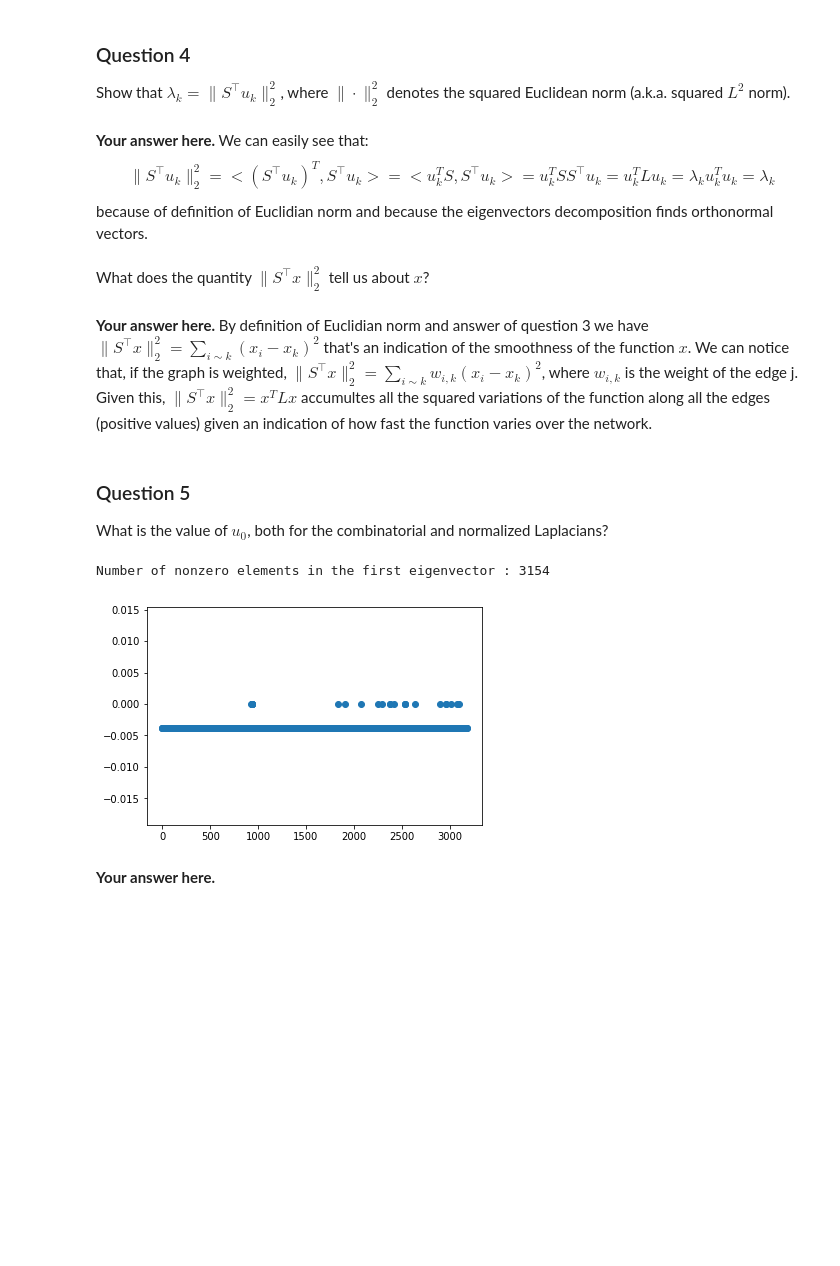
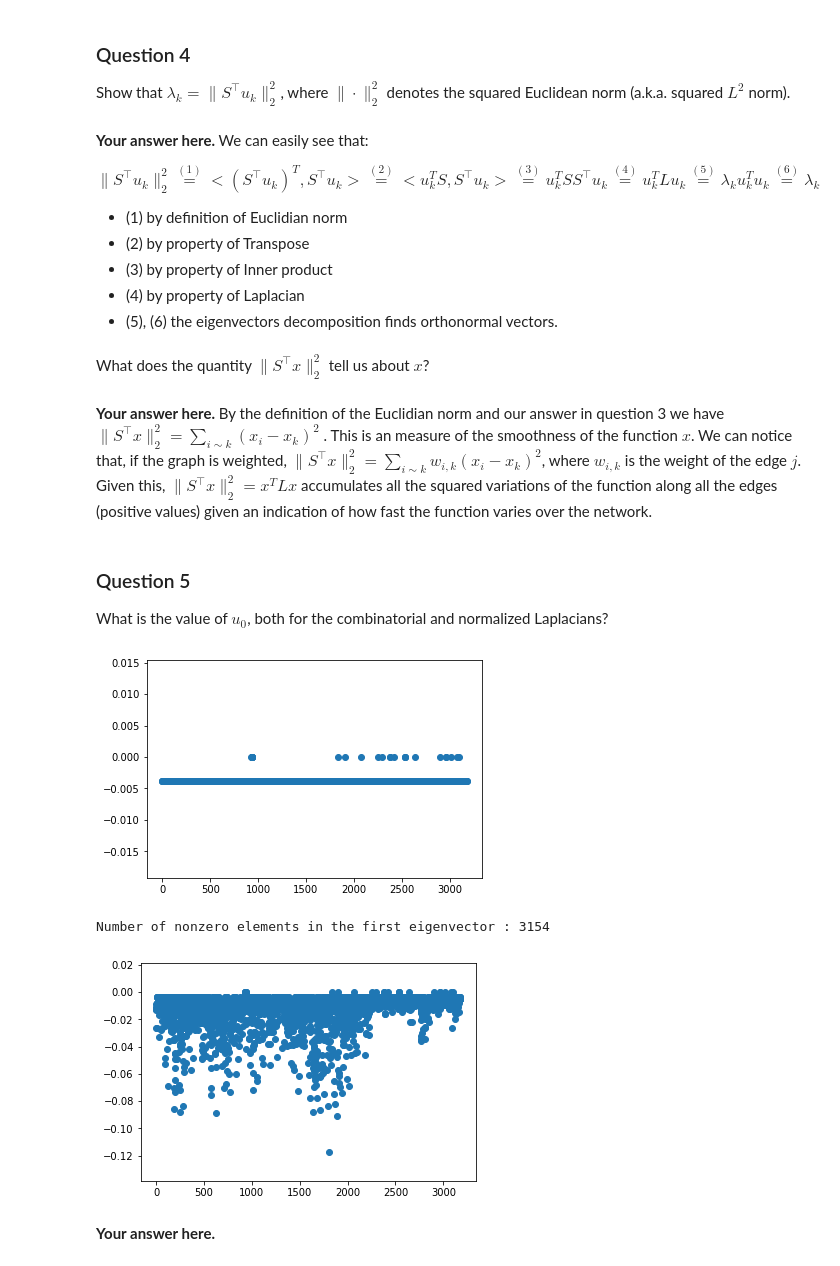
Before and after one commit to rusucosmin/ntp, a Jupyter notebook: 3_spectral_graph_theory.ipynb, the cells around one changed output. Saved outputs shown, nothing was run; the diff lists cells and outputs as text; code cells hidden in the pictures; blank space fills up the shorter version.

```diff
--- a/3_spectral_graph_theory.ipynb
+++ b/3_spectral_graph_theory.ipynb
@@ -133,15 +149,21 @@ Show that $\lambda_k = \| S^\top u_k \|_2^2$, where $\| \cdot \|_2^2$ denotes th
 # %% [markdown]
 **Your answer here.**
 We can easily see that:
+
 $$
- \| S^\top u_k \|_2^2 = < (S^\top u_k)^T, S^\top u_k > = < u_k^T S, S^\top u_k > = u_k^T SS^\top u_k = u_k^T L u_k = \lambda_k u_k^Tu_k = \lambda_k
+ \| S^\top u_k \|_2^2 \stackrel{(1)}{=} < (S^\top u_k)^T, S^\top u_k >\stackrel{(2)}{=} < u_k^T S, S^\top u_k > \stackrel{(3)}{=} u_k^T SS^\top u_k \stackrel{(4)}{=} u_k^T L u_k \stackrel{(5)}{=} \lambda_k u_k^Tu_k \stackrel{(6)}{=} \lambda_k
 $$
-because of definition of Euclidian norm and because the eigenvectors decomposition finds orthonormal vectors.
+
+- (1) by definition of Euclidian norm
+- (2) by property of Transpose
+- (3) by property of Inner product
+- (4) by property of Laplacian
+- (5), (6) the eigenvectors decomposition finds orthonormal vectors.
 # %% [markdown]
 What does the quantity $\| S^\top x \|_2^2$ tell us about $x$?
 # %% [markdown]
 **Your answer here.**
-By definition of Euclidian norm and answer of question 3 we have $\| S^\top x \|_2^2 = \sum_{i\sim k}(x_i - x_k)^2$ that's an indication of the smoothness of the function $x$. We can notice that, if the graph is weighted, $\| S^\top x \|_2^2 = \sum_{i\sim k}w_{i,k}(x_i - x_k)^2$, where $w_{i,k}$ is the weight of the edge j. Given this, $\| S^\top x \|_2^2 = x^TLx$ accumultes all the squared variations of the function along all the edges (positive values) given an indication of how fast the function varies over the network.
+By the definition of the Euclidian norm and our answer in question 3 we have $\| S^\top x \|_2^2 = \sum_{i\sim k}(x_i - x_k)^2$ . This is an measure of the smoothness of the function $x$. We can notice that, if the graph is weighted, $\| S^\top x \|_2^2 = \sum_{i\sim k}w_{i,k}(x_i - x_k)^2$, where $w_{i,k}$ is the weight of the edge $j$. Given this, $\| S^\top x \|_2^2 = x^TLx$ accumulates all the squared variations of the function along all the edges (positive values) given an indication of how fast the function varies over the network.
 # %% [markdown]
 ### Question 5
 
@@ -149,11 +171,13 @@ What is the value of $u_0$, both for the combinatorial and normalized Laplacians
 # %%
 #We multiply u0 by D^(-1/2) to level all the nonzero elements of the vector
 plt.scatter(np.arange(eigenvalues.shape[0]), D_inv_sqrt.toarray() @ eigenvector_sorted[:,1])
-
+plt.show()
+plt.scatter(np.arange(eigenvalues.shape[0]), eigenvector_sorted[:,1])
 print("Number of nonzero elements in the first eigenvector :", sum(eigenvector_sorted[:,1]<-0.00001))
 # %% [output]
+[figure]
 Number of nonzero elements in the first eigenvector : 3154
-[figure]
+[figure, added]
 # %% [markdown]
 **Your answer here.**
 # %% [markdown]
```
Also changed, not shown: parts of 21 cells of this notebook.
